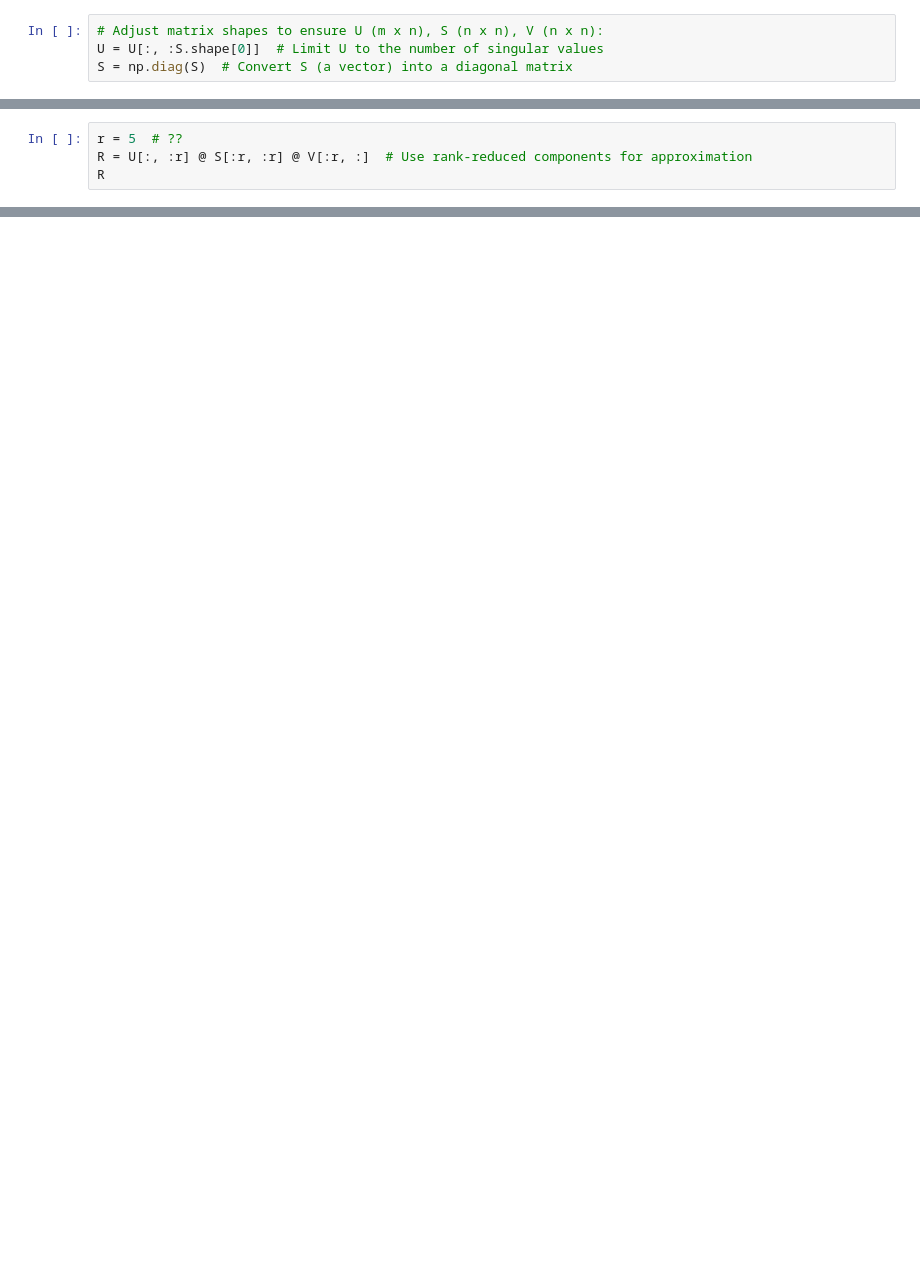
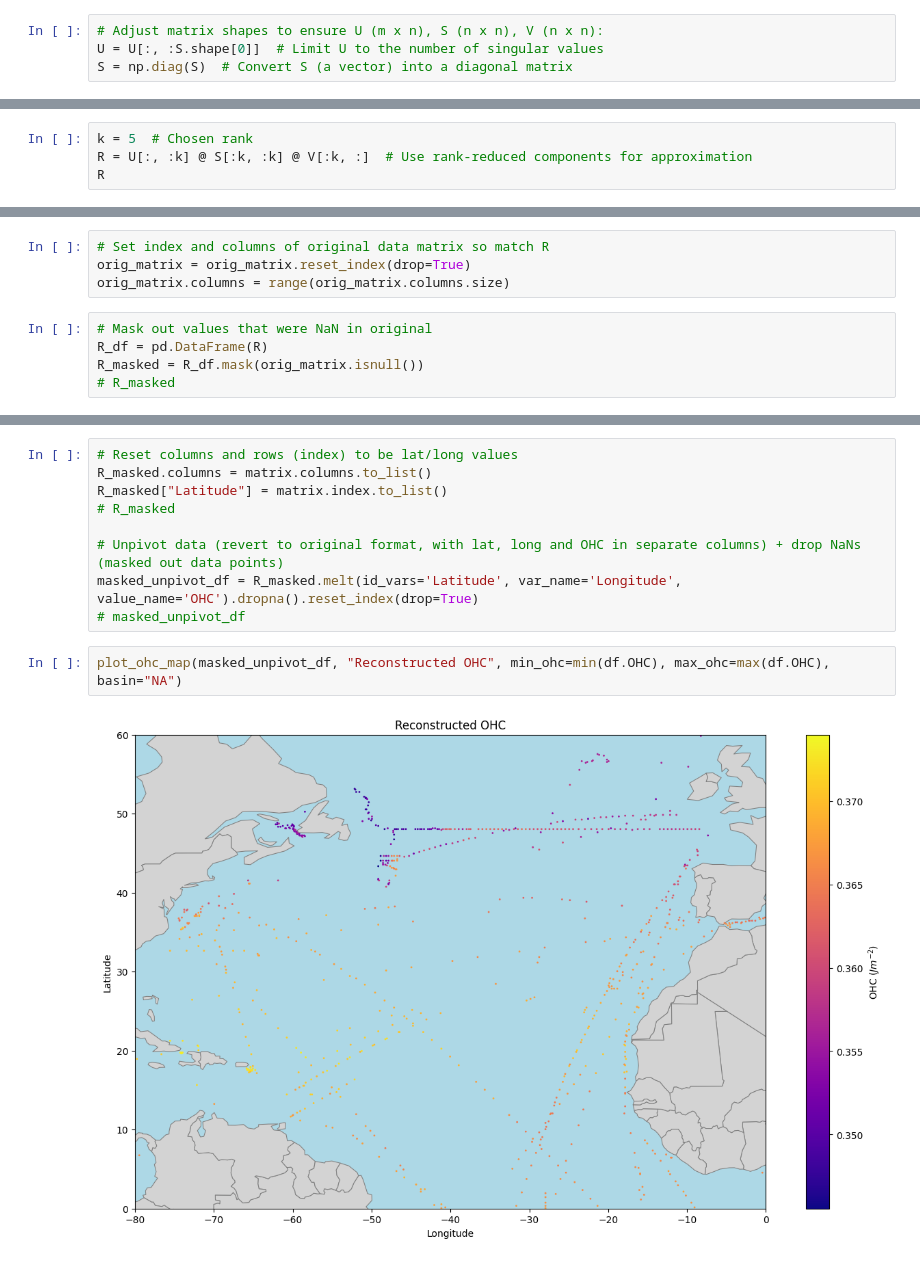
Before and after one commit to abbym-bristol/ME4OH_summer_project, a Jupyter notebook: EDA_svd.ipynb, the cells around one changed output, grey strips where cells are left out. Drawn from its saved outputs; the diff is of its cells as text; blank space fills up the shorter version.

Commit message:
fix: SVD with latitude mean in place of NaNs; and masked out data reconstruction produced

```diff
--- a/EDA_svd.ipynb
+++ b/EDA_svd.ipynb
@@ -42,4 +143,4 @@ S
 # %%
-r = 5  # ??
-R = U[:, :r] @ S[:r, :r] @ V[:r, :]  # Use rank-reduced components for approximation
+k = 5  # Chosen rank
+R = U[:, :k] @ S[:k, :k] @ V[:k, :]  # Use rank-reduced components for approximation
 R
@@ -57,0 +194,9 @@ plot_ohc_map(unpivot_reconstruct, "Reconstructed OHC", min_ohc=min(df.OHC), max_
+# %%
+# Set index and columns of original data matrix so match R
+orig_matrix = orig_matrix.reset_index(drop=True)
+orig_matrix.columns = range(orig_matrix.columns.size)
+# %%
+# Mask out values that were NaN in original
+R_df = pd.DataFrame(R)
+R_masked = R_df.mask(orig_matrix.isnull())
+# R_masked
@@ -57,0 +210,13 @@ plot_ohc_map(unpivot_reconstruct, "Reconstructed OHC", min_ohc=min(df.OHC), max_
+# %%
+# Reset columns and rows (index) to be lat/long values
+R_masked.columns = matrix.columns.to_list()
+R_masked["Latitude"] = matrix.index.to_list()
+# R_masked
+
+# Unpivot data (revert to original format, with lat, long and OHC in separate columns) + drop NaNs (masked out data points)
+masked_unpivot_df = R_masked.melt(id_vars='Latitude', var_name='Longitude', value_name='OHC').dropna().reset_index(drop=True)
+# masked_unpivot_df
+# %%
+plot_ohc_map(masked_unpivot_df, "Reconstructed OHC", min_ohc=min(df.OHC), max_ohc=max(df.OHC), basin="NA")
+# %% [output]
+[figure, added]
```
Also changed, not shown: parts of 25 cells of this notebook.
